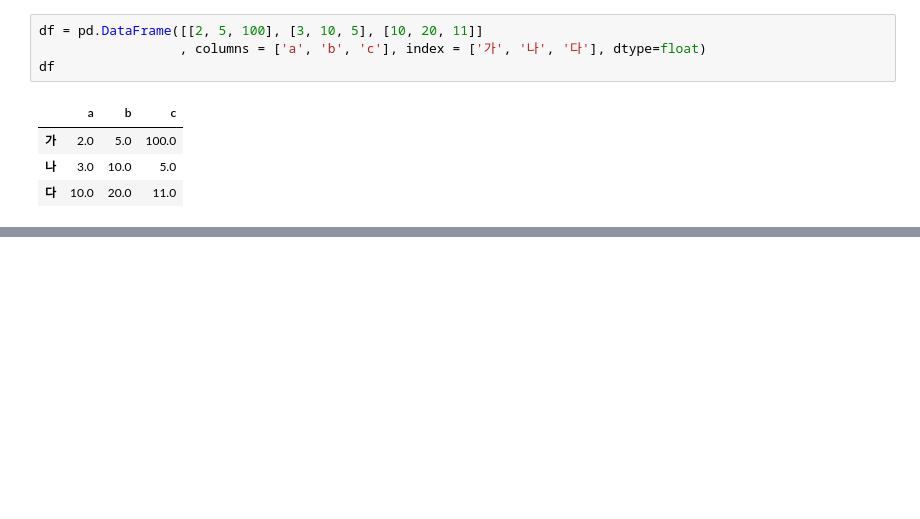
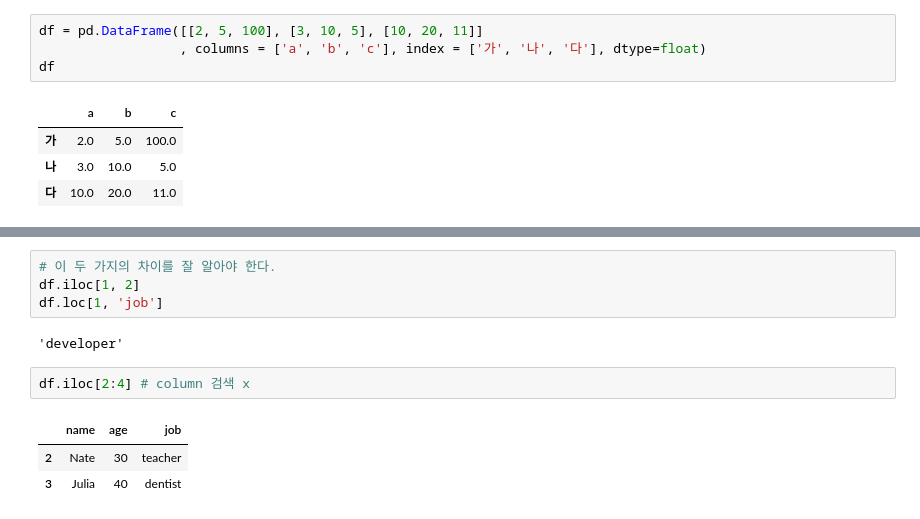
Before and after one commit to gherwt/TIL, a Jupyter notebook: kDT30/DATA ANALIYSIS/DA 정리/모르는 내용, 수업내용/DF_1.ipynb, the cells around one changed output, grey strips where cells are left out. Saved outputs shown, nothing was run; the diff lists cells and outputs as text; blank space fills up the shorter version.

```diff
--- a/kDT30/DATA ANALIYSIS/DA 정리/모르는 내용, 수업내용/DF_1.ipynb
+++ b/kDT30/DATA ANALIYSIS/DA 정리/모르는 내용, 수업내용/DF_1.ipynb
@@ -148,0 +198,12 @@ df
+# %%
+# 이 두 가지의 차이를 잘 알아야 한다.
+df.iloc[1, 2]
+df.loc[1, 'job']
+# %% [output]
+'developer'
+# %%
+df.iloc[2:4] # column 검색 x
+# %% [output]
+|  | name | age | job |
+| 2 | Nate | 30 | teacher |
+| 3 | Julia | 40 | dentist |
```
Also changed, not shown: parts of 16 cells of this notebook, 1 other file.
